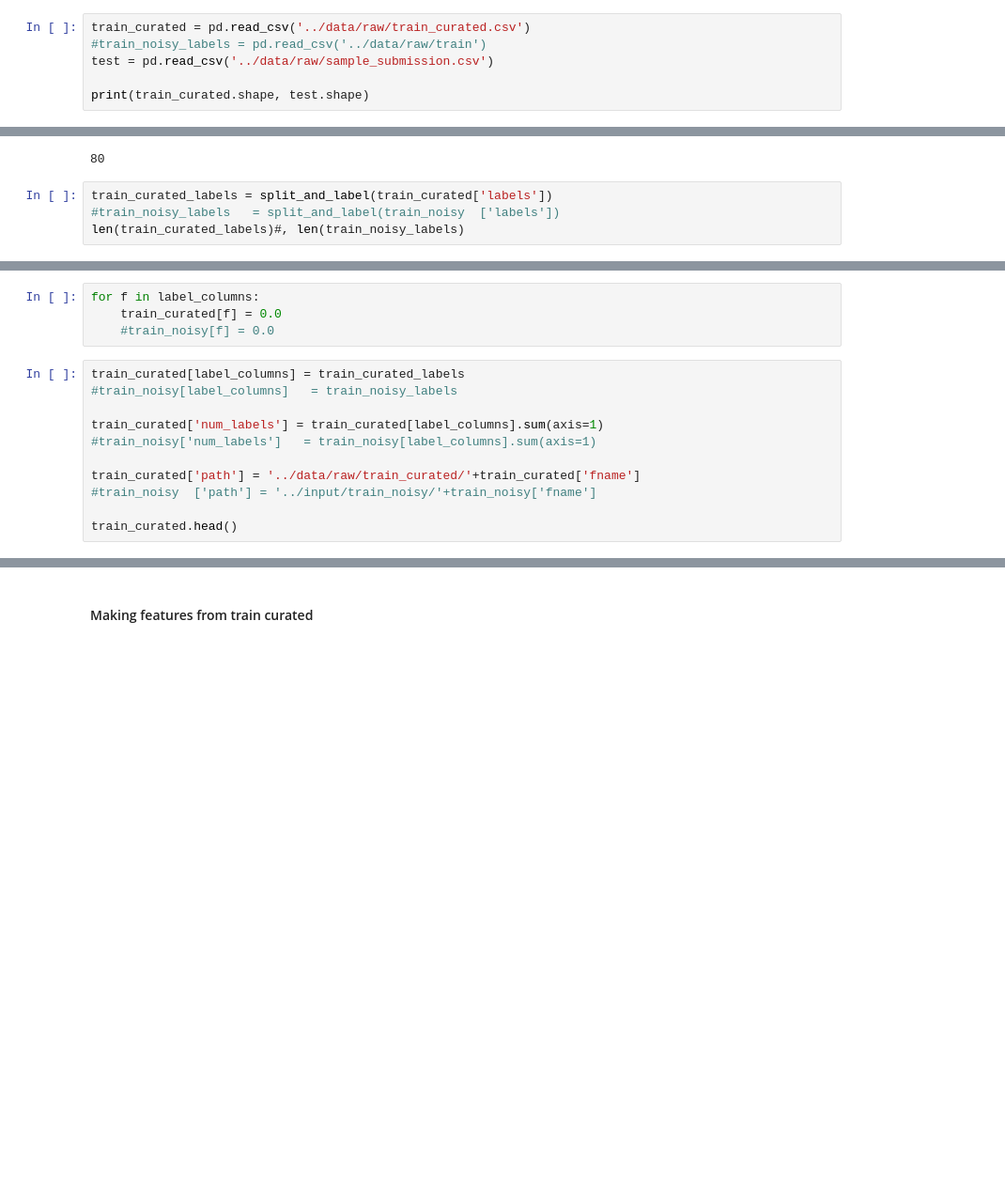
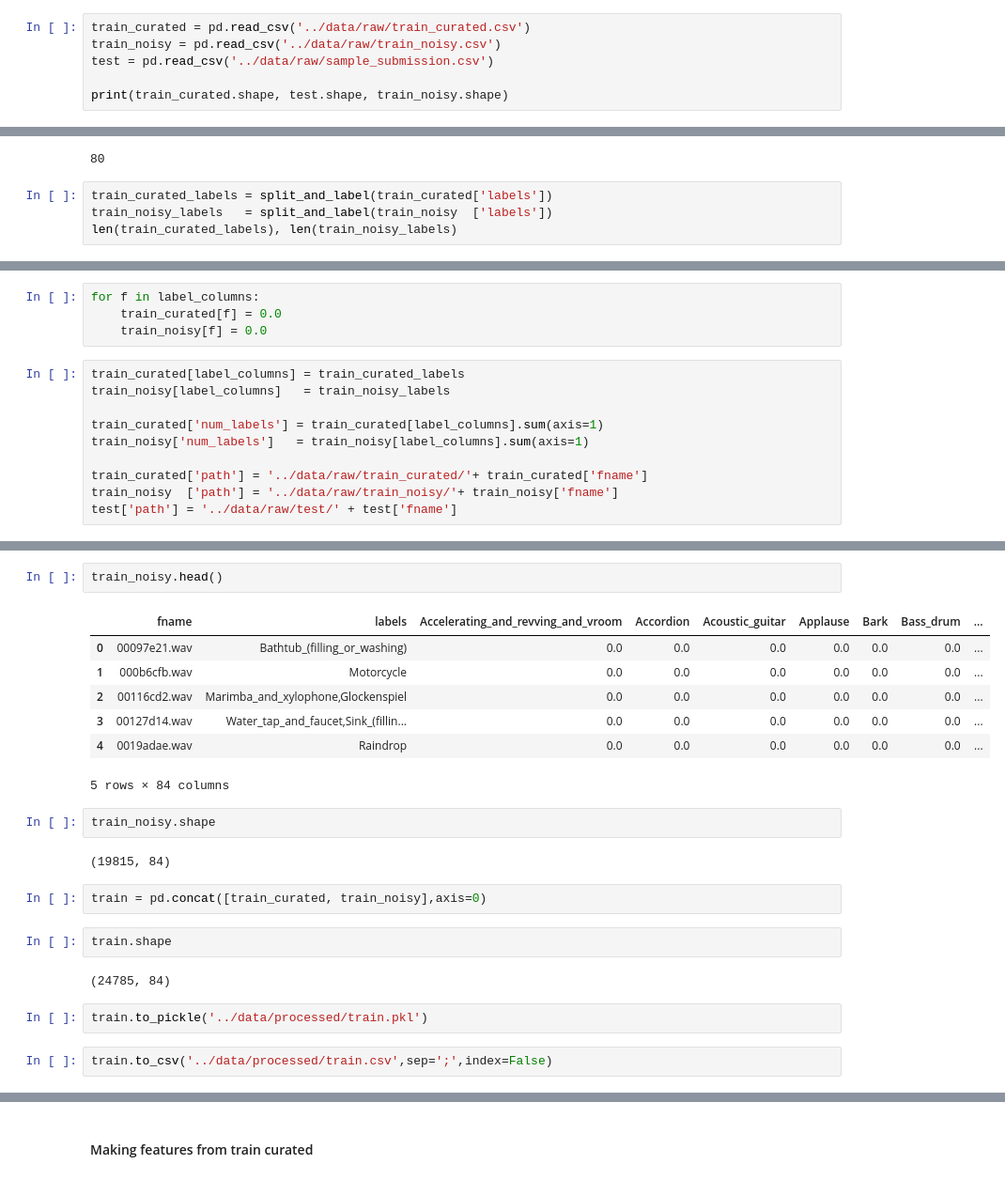
Before and after one commit to Guillin/freesound, a Jupyter notebook: notebooks/load_data.ipynb, the cells around one changed output, grey strips where cells are left out. Shown at 94% size. Cells and saved outputs as stored; diff of their text form; blank space fills up the shorter version.

```diff
--- a/notebooks/load_data.ipynb
+++ b/notebooks/load_data.ipynb
@@ -107,8 +109,8 @@ def create_features( pathname ):
     return np.array( X )
 # %%
 train_curated = pd.read_csv('../data/raw/train_curated.csv')
-#train_noisy_labels = pd.read_csv('../data/raw/train')
+train_noisy = pd.read_csv('../data/raw/train_noisy.csv')
 test = pd.read_csv('../data/raw/sample_submission.csv')
 
-print(train_curated.shape, test.shape)
+print(train_curated.shape, test.shape, train_noisy.shape)
 # %% [output]
@@ -141,6 +143,6 @@ len(label_mapping)
 80
 # %%
 train_curated_labels = split_and_label(train_curated['labels'])
-#train_noisy_labels   = split_and_label(train_noisy  ['labels'])
-len(train_curated_labels)#, len(train_noisy_labels)
+train_noisy_labels   = split_and_label(train_noisy  ['labels'])
+len(train_curated_labels), len(train_noisy_labels)
 # %% [output]
@@ -148,15 +150,14 @@ len(train_curated_labels)#, len(train_noisy_labels)
 # %%
 for f in label_columns:
     train_curated[f] = 0.0
-    #train_noisy[f] = 0.0
+    train_noisy[f] = 0.0
 # %%
 train_curated[label_columns] = train_curated_labels
-#train_noisy[label_columns]   = train_noisy_labels
+train_noisy[label_columns]   = train_noisy_labels
 
 train_curated['num_labels'] = train_curated[label_columns].sum(axis=1)
-#train_noisy['num_labels']   = train_noisy[label_columns].sum(axis=1)
+train_noisy['num_labels']   = train_noisy[label_columns].sum(axis=1)
 
-train_curated['path'] = '../data/raw/train_curated/'+train_curated['fname']
-#train_noisy  ['path'] = '../input/train_noisy/'+train_noisy['fname']
-
-train_curated.head()
+train_curated['path'] = '../data/raw/train_curated/'+ train_curated['fname']
+train_noisy  ['path'] = '../data/raw/train_noisy/'+ train_noisy['fname']
+test['path'] = '../data/raw/test/' + test['fname']
@@ -170,0 +174,24 @@ train_curated.head()
+# %%
+train_noisy.head()
+# %% [output]
+|  | fname | labels | Accelerating_and_revving_and_vroom | Accordion | Acoustic_guitar | Applause | Bark | Bass_drum | ... |
+| 0 | 00097e21.wav | Bathtub_(filling_or_washing) | 0.0 | 0.0 | 0.0 | 0.0 | 0.0 | 0.0 | ... |
+| 1 | 000b6cfb.wav | Motorcycle | 0.0 | 0.0 | 0.0 | 0.0 | 0.0 | 0.0 | ... |
+| 2 | 00116cd2.wav | Marimba_and_xylophone,Glockenspiel | 0.0 | 0.0 | 0.0 | 0.0 | 0.0 | 0.0 | ... |
+| 3 | 00127d14.wav | Water_tap_and_faucet,Sink_(fillin... | 0.0 | 0.0 | 0.0 | 0.0 | 0.0 | 0.0 | ... |
+| 4 | 0019adae.wav | Raindrop | 0.0 | 0.0 | 0.0 | 0.0 | 0.0 | 0.0 | ... |
+5 rows × 84 columns
+# %%
+train_noisy.shape
+# %% [output]
+(19815, 84)
+# %%
+train = pd.concat([train_curated, train_noisy],axis=0)
+# %%
+train.shape
+# %% [output]
+(24785, 84)
+# %%
+train.to_pickle('../data/processed/train.pkl')
+# %%
+train.to_csv('../data/processed/train.csv',sep=';',index=False)
```
Also changed, not shown: parts of 19 cells of this notebook, 17 other files.
